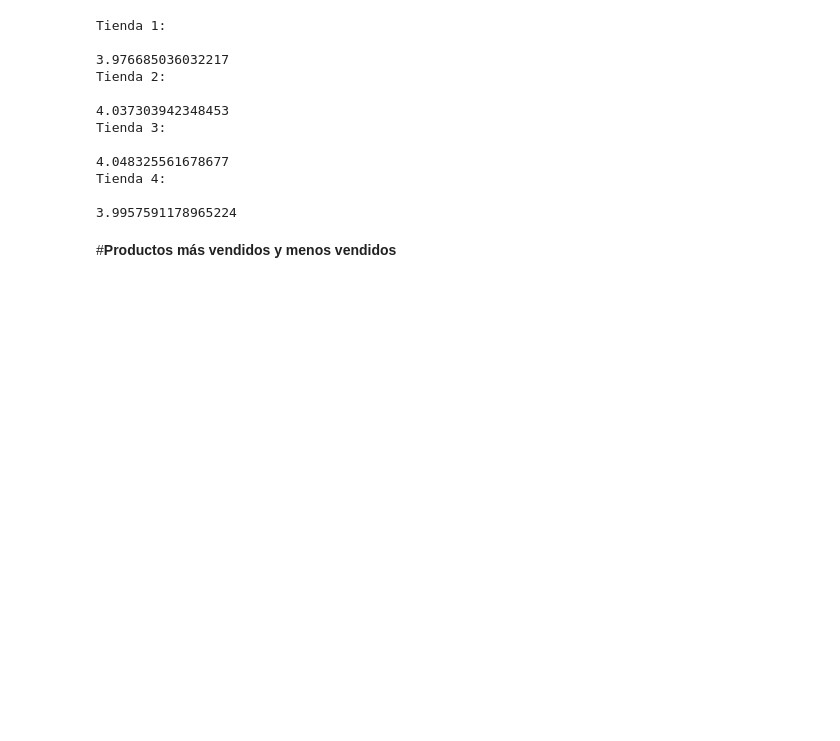
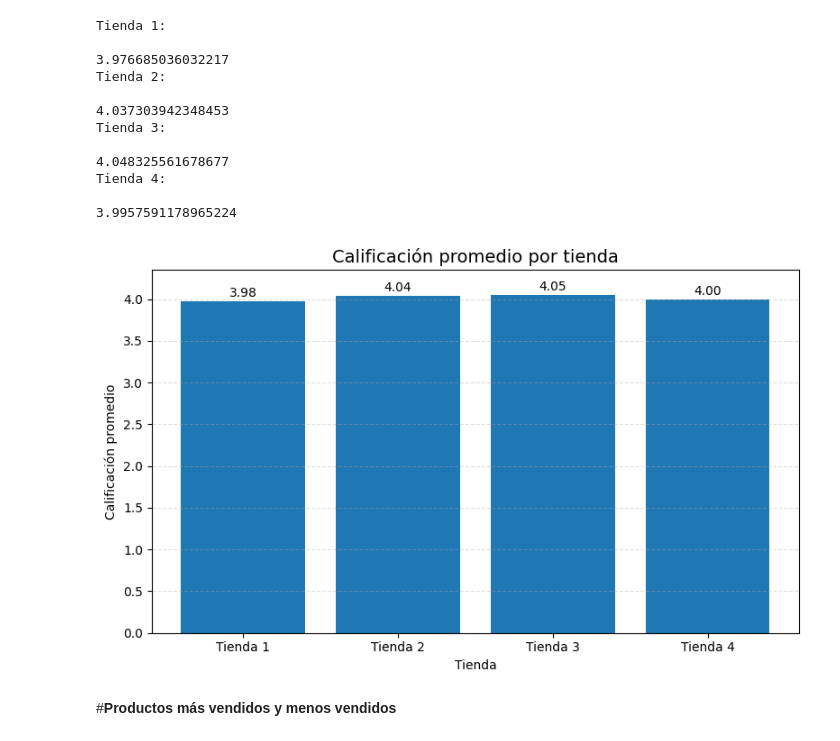
Before and after one commit to cluis0/ALURA-CHALLENGE-ALURASTORE, a Jupyter notebook: AluraStoreLatam.ipynb, the cells around one changed output. Drawn from its saved outputs; the diff is of its cells as text; code cells hidden in the pictures; blank space fills up the shorter version.

```diff
--- a/AluraStoreLatam.ipynb
+++ b/AluraStoreLatam.ipynb
@@ -479,6 +483,38 @@ Tienda 3:
 Tienda 4:
 
 3.9957591178965224
+# %%
+import matplotlib.pyplot as plt
+
+calif_prom = tiendas.groupby(['Tienda'])['Calificación'].mean().rename("Calificacion_Promedio").reset_index()
+calif_prom = calif_prom.sort_values("Tienda")
+
+plt.figure(figsize=(8, 5))
+bars = plt.bar(calif_prom["Tienda"], calif_prom["Calificacion_Promedio"])
+
+plt.title("Calificación promedio por tienda", fontsize=14)
+plt.xlabel("Tienda")
+plt.ylabel("Calificación promedio")
+plt.grid(axis="y", linestyle="--", alpha=0.4)
+
+for bar in bars:
+    altura = bar.get_height()
+    plt.text(
+        bar.get_x() + bar.get_width() / 2,
+        altura + 0.02,
+        f"{altura:.2f}",
+        ha="center",
+        va="bottom",
+        fontsize=10
+    )
+
+plt.ylim(0, max(calif_prom["Calificacion_Promedio"]) + 0.3)
+plt.tight_layout()
+plt.savefig("images/calificacion_promedio.png", dpi=300, bbox_inches="tight")
+
+plt.show()
+# %% [output]
+[figure, added]
 # %% [markdown]
 #**Productos más vendidos y menos vendidos**
 # %% [markdown]
```
Also changed, not shown: parts of 5 cells of this notebook.
